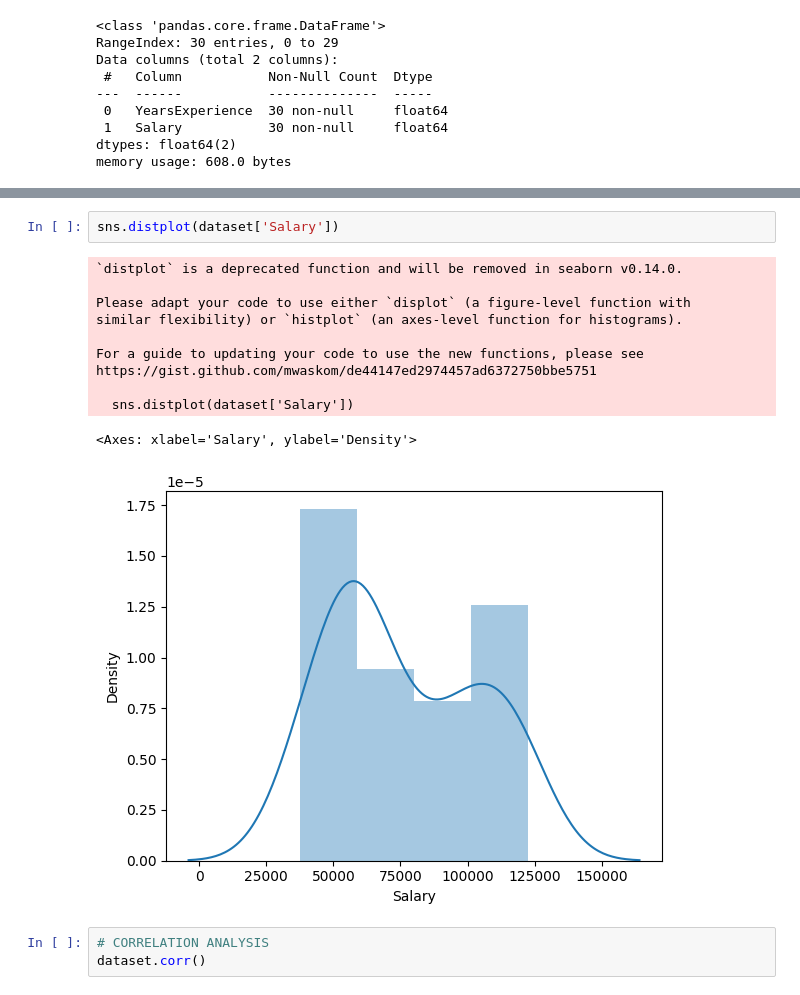
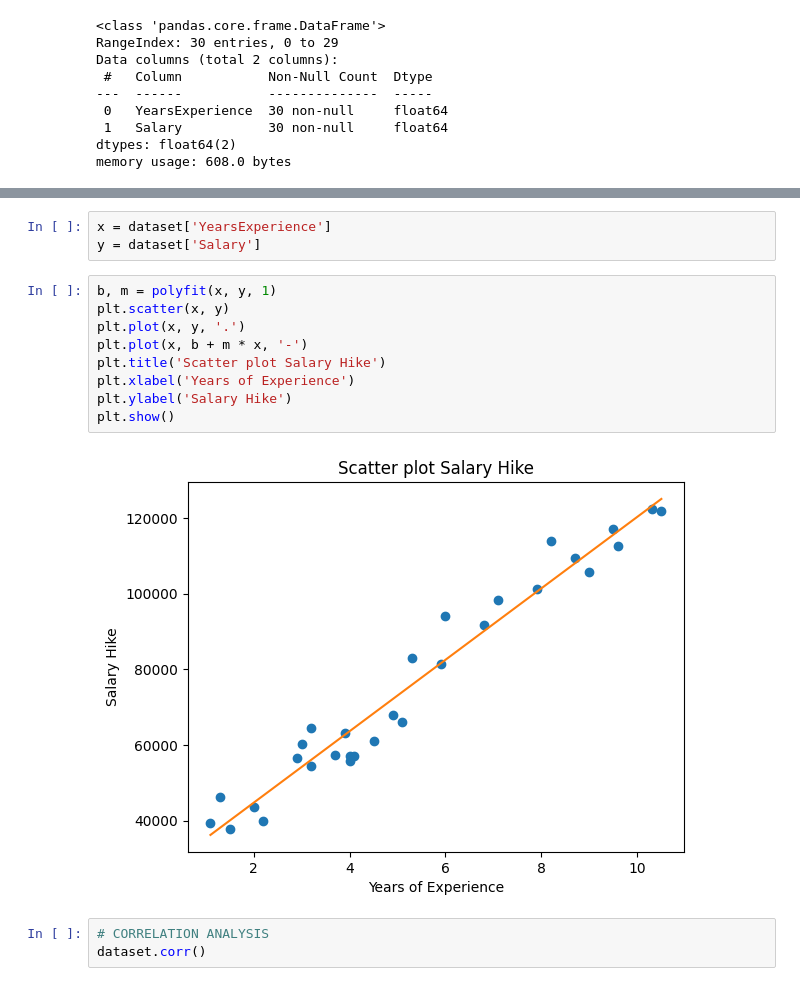
Before and after one commit to bhanupriya9916/bhanu121998, a Jupyter notebook: Assignments_3_simple_linear_regression.ipynb, the cells around one changed output, grey strips where cells are left out. Drawn from its saved outputs; the diff is of its cells as text.

```diff
--- a/Assignments_3_simple_linear_regression.ipynb
+++ b/Assignments_3_simple_linear_regression.ipynb
@@ -242,17 +365,17 @@ https://gist.github.com/mwaskom/de44147ed2974457ad6372750bbe5751
-# %%
-sns.distplot(dataset['Salary'])
-# %% [output]
-`distplot` is a deprecated function and will be removed in seaborn v0.14.0.
-
-Please adapt your code to use either `displot` (a figure-level function with
-similar flexibility) or `histplot` (an axes-level function for histograms).
-
-For a guide to updating your code to use the new functions, please see
-https://gist.github.com/mwaskom/de44147ed2974457ad6372750bbe5751
-
-  sns.distplot(dataset['Salary'])
-<Axes: xlabel='Salary', ylabel='Density'>
-[figure, removed]
+# %%
+x = dataset['YearsExperience']
+y = dataset['Salary']
+# %%
+b, m = polyfit(x, y, 1)
+plt.scatter(x, y)
+plt.plot(x, y, '.')
+plt.plot(x, b + m * x, '-')
+plt.title('Scatter plot Salary Hike')
+plt.xlabel('Years of Experience')
+plt.ylabel('Salary Hike')
+plt.show()
+# %% [output]
+[figure, added]
 # %%
 # CORRELATION ANALYSIS
 dataset.corr()
```
Also changed, not shown: parts of 32 cells of this notebook.
